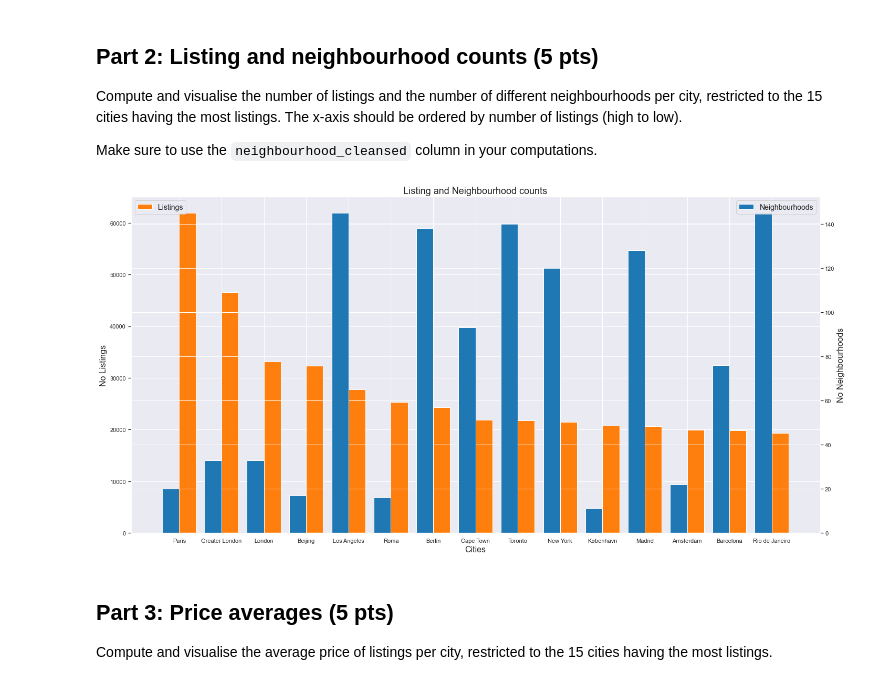
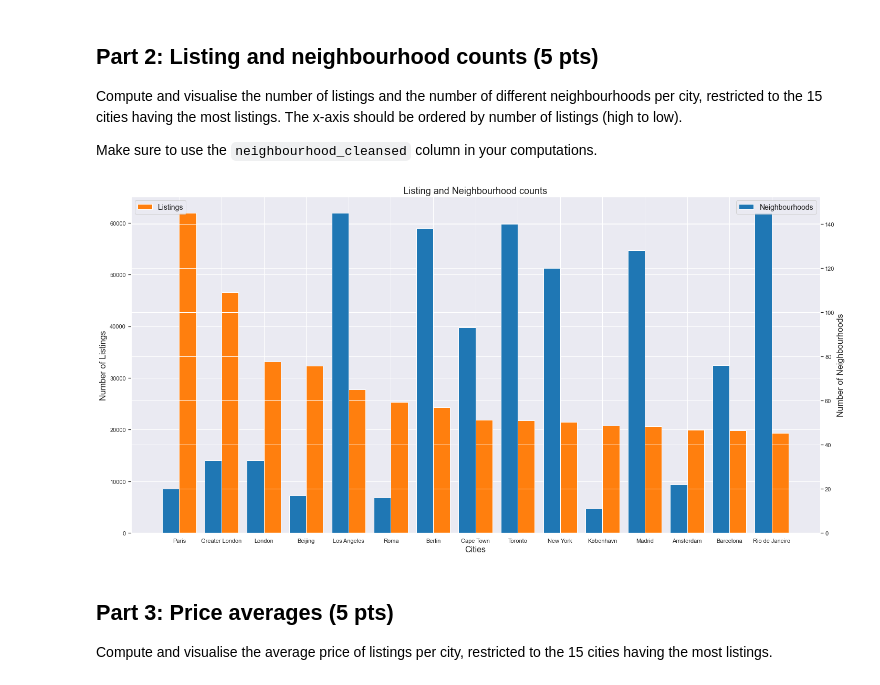
Before and after one commit to georgezefko/02807_Computational_tools_for_DS, a Jupyter notebook: 02807_Project_2.ipynb, the cells around one changed output. Drawn from its saved outputs; the diff is of its cells as text; code cells hidden in the pictures.

```diff
--- a/02807_Project_2.ipynb
+++ b/02807_Project_2.ipynb
@@ -234,7 +232,7 @@ df_listings = load_csv_as_dataframe('listings.csv')
 # Your code goes here
 df_listings_analysis = df_listings.select(F.col('id'),F.col('listing_url'),F.col('neighbourhood_cleansed'),
                                             F.col('city'),F.col('price'),F.col('review_scores_rating'),
-                                            F.col('number_of_reviews'),F.col('property_type')) \
+                                            F.col('property_type')) \
                                         .withColumn("price", F.translate(F.col("price"), "[$,]","") \
                                         .cast(pyspark.sql.types.DoubleType())) \
                                         .cache()
@@ -247,36 +245,28 @@ Make sure to use the `neighbourhood_cleansed` column in your computations.
 # %%
 # your code goes here
 %matplotlib inline
 listings = df_listings_analysis.groupBy('city') \
                                .agg(F.countDistinct('neighbourhood_cleansed').alias('neighbourhood'),F.count('id').alias('No_listing')) \
                                .sort(F.desc(F.count('id'))) \
                                .limit(15).toPandas() \
                                .set_index('city')
 
-#plot the counts
-#matplotlib.use('Qt5Agg')
 
-# _ = listings.plot( kind= 'bar' , secondary_y= 'neighbourhood' , rot= 0 ,figsize=(18,10))
-# _.set_xlabel("City",fontsize=14)
-# _.set_ylabel("Number of listings",fontsize=14)
-# plt.xticks(rotation=25)
-# plt.title('Listing and Neighbourhood counts',fontsize=18)
-# plt.show()
 fig, ax1 = plt.subplots(1, 1, figsize=(20,10))
 width=0.4
 ax1.bar( listings.index.values, height=listings['No_listing'],color='tab:orange',label='Listings',width=width,align='edge')
 ax2 = ax1.twinx()  # create the 'twin' axis on the right
 ax2.bar( listings.index.values, height=listings['neighbourhood'],color='tab:blue',label='Neighbourhoods',width=-width,align='edge')
-ax1.set_ylabel('No Listings',fontsize=16)
-ax2.set_ylabel('No Neighbourhoods',fontsize=16)
+ax1.set_ylabel('Number of Listings',fontsize=16)
+ax2.set_ylabel('Number of Neighbourhoods',fontsize=16)
 ax1.set_xlabel('Cities',fontsize=16)
 ax1.legend(loc='upper left',fontsize=14)
 ax2.legend(loc='upper right',fontsize=14)
 plt.title('Listing and Neighbourhood counts',fontsize=18)
 plt.tight_layout()
 plt.show()
 # %% [output]
-[figure, old version]
+[figure, new version]
 # %% [markdown]
 ## Part 3: Price averages (5 pts)
 
```
Also changed, not shown: parts of 20 cells of this notebook.
